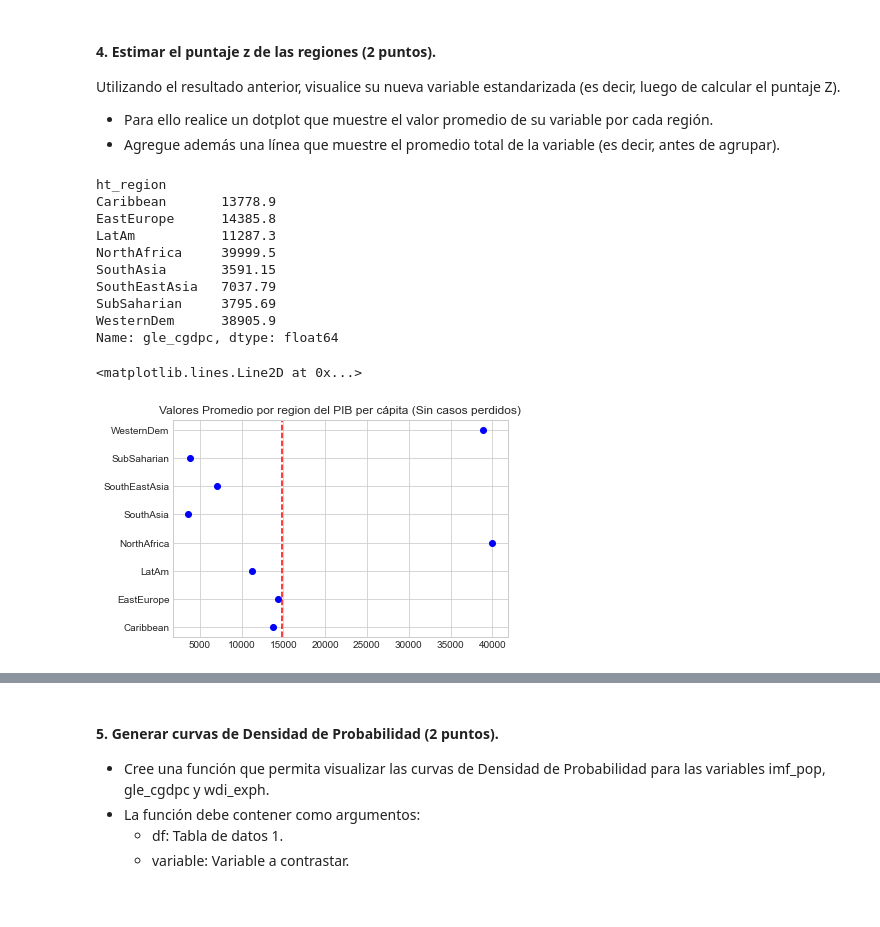
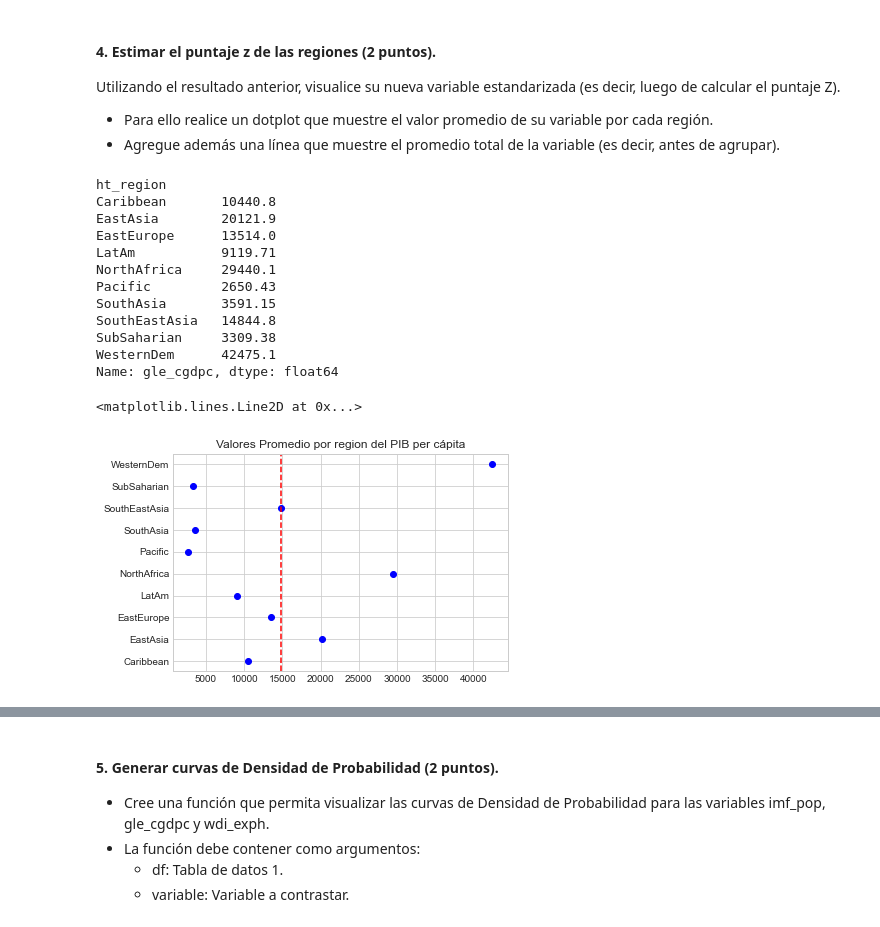
Before and after one commit to antosource/CursoDataScience, a Jupyter notebook: FundamentosDataScience/3/Taller/taller3.ipynb, the cells around one changed output, grey strips where cells are left out. Cells and saved outputs as stored; diff of their text form; code cells hidden in the pictures.

```diff
--- a/FundamentosDataScience/3/Taller/taller3.ipynb
+++ b/FundamentosDataScience/3/Taller/taller3.ipynb
@@ -131,23 +130,25 @@ Utilizando el resultado anterior, visualice su nueva variable estandarizada (es
 - Para ello realice un dotplot que muestre el valor promedio de su variable por cada región.
 - Agregue además una línea que muestre el promedio total de la variable (es decir, antes de agrupar).
 # %%
-reg_sin_nulos = dfz_clear.groupby('ht_region')['gle_cgdpc'].mean()
-reg_sin_nulos
+df_region= dfz_ord.groupby('ht_region')['gle_cgdpc'].mean()
+df_region
 # %% [output]
 ht_region
-Caribbean       13778.9
-EastEurope      14385.8
-LatAm           11287.3
-NorthAfrica     39999.5
+Caribbean       10440.8
+EastAsia        20121.9
+EastEurope      13514.0
+LatAm           9119.71
+NorthAfrica     29440.1
+Pacific         2650.43
 SouthAsia       3591.15
-SouthEastAsia   7037.79
-SubSaharian     3795.69
-WesternDem      38905.9
+SouthEastAsia   14844.8
+SubSaharian     3309.38
+WesternDem      42475.1
 Name: gle_cgdpc, dtype: float64
 # %%
-plt.title('Valores Promedio por region del PIB per cápita (Sin casos perdidos)')
-plt.plot(reg_sin_nulos.values,reg_sin_nulos.index, 'o', color = 'blue')
+plt.title('Valores Promedio por region del PIB per cápita')
+plt.plot(df_region.values,df_region.index, 'o', color = 'blue')
 plt.axvline(media, color = 'red', linestyle='--')
 # %% [output]
 <matplotlib.lines.Line2D at 0x...>
-[figure, old version]
+[figure, new version]
```
Also changed, not shown: parts of 5 cells of this notebook, 1 other file.
